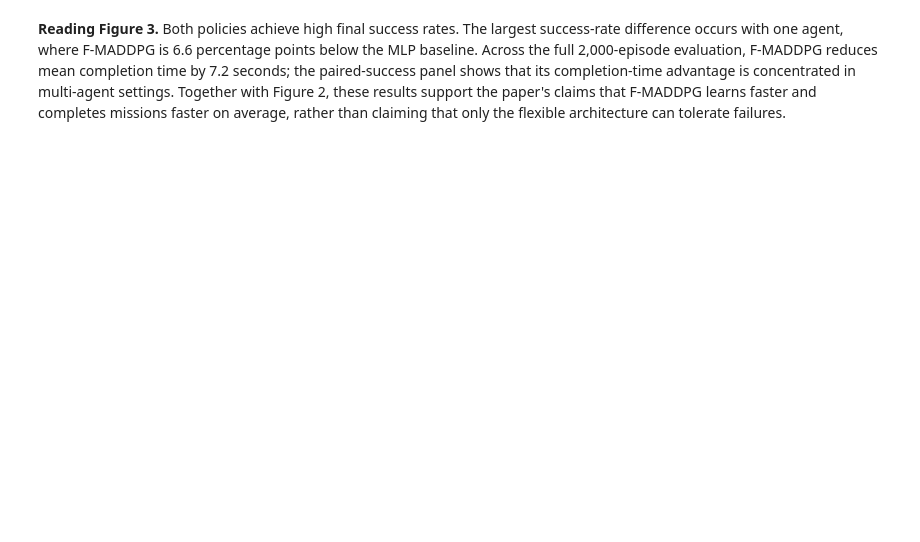
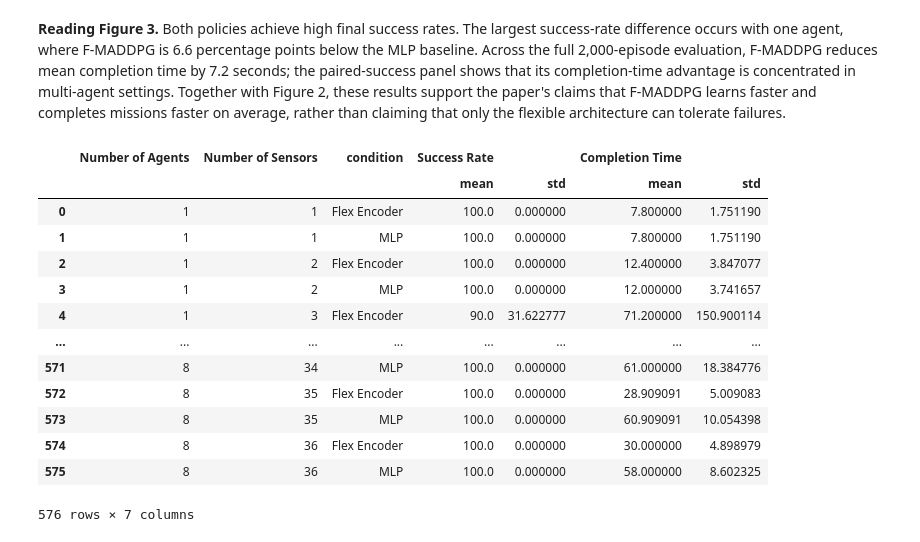
Before and after one commit to Project-GrADyS/distributed-rl, a Jupyter notebook: projects/data-harvesting/analysis/ras_2026.ipynb, the cells around one changed output. Cells and saved outputs as stored; diff of their text form; code cells hidden in the pictures; blank space fills up the shorter version.

```diff
--- a/projects/data-harvesting/analysis/ras_2026.ipynb
+++ b/projects/data-harvesting/analysis/ras_2026.ipynb
@@ -379,2 +379,24 @@ plt.show()
 # %% [markdown]
 **Reading Figure 3.** Both policies achieve high final success rates. The largest success-rate difference occurs with one agent, where F-MADDPG is 6.6 percentage points below the MLP baseline. Across the full 2,000-episode evaluation, F-MADDPG reduces mean completion time by 7.2 seconds; the paired-success panel shows that its completion-time advantage is concentrated in multi-agent settings. Together with Figure 2, these results support the paper's claims that F-MADDPG learns faster and completes missions faster on average, rather than claiming that only the flexible architecture can tolerate failures.
+# %%
+architecture_grid = (architecture_episodes
+  .groupby(['num_agents', 'num_sensors', 'condition'])[['success_percent', 'completion_time']]
+  .agg(['mean', 'std'])
+  .reset_index()
+  .rename(columns={"success_percent": "Success Rate", "completion_time": "Completion Time", "num_agents": "Number of Agents", "num_sensors": "Number of Sensors"}))
+architecture_grid
+# %% [output]
+|  | Number of Agents | Number of Sensors | condition | Success Rate |  | Completion Time |  |
+|  |  |  |  | mean | std | mean | std |
+| 0 | 1 | 1 | Flex Encoder | 100.0 | 0.000000 | 7.800000 | 1.751190 |
+| 1 | 1 | 1 | MLP | 100.0 | 0.000000 | 7.800000 | 1.751190 |
+| 2 | 1 | 2 | Flex Encoder | 100.0 | 0.000000 | 12.400000 | 3.847077 |
+| 3 | 1 | 2 | MLP | 100.0 | 0.000000 | 12.000000 | 3.741657 |
+| 4 | 1 | 3 | Flex Encoder | 90.0 | 31.622777 | 71.200000 | 150.900114 |
+| ... | ... | ... | ... | ... | ... | ... | ... |
+| 571 | 8 | 34 | MLP | 100.0 | 0.000000 | 61.000000 | 18.384776 |
+| 572 | 8 | 35 | Flex Encoder | 100.0 | 0.000000 | 28.909091 | 5.009083 |
+| 573 | 8 | 35 | MLP | 100.0 | 0.000000 | 60.909091 | 10.054398 |
+| 574 | 8 | 36 | Flex Encoder | 100.0 | 0.000000 | 30.000000 | 4.898979 |
+| 575 | 8 | 36 | MLP | 100.0 | 0.000000 | 58.000000 | 8.602325 |
+576 rows × 7 columns
```
Also changed, not shown: parts of 5 cells of this notebook.
